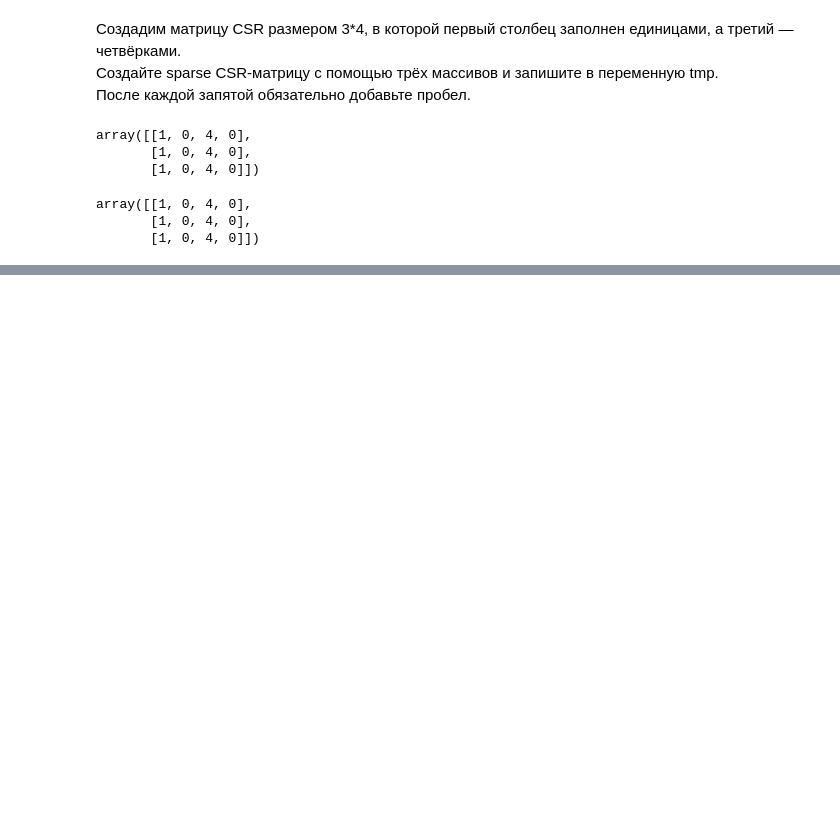
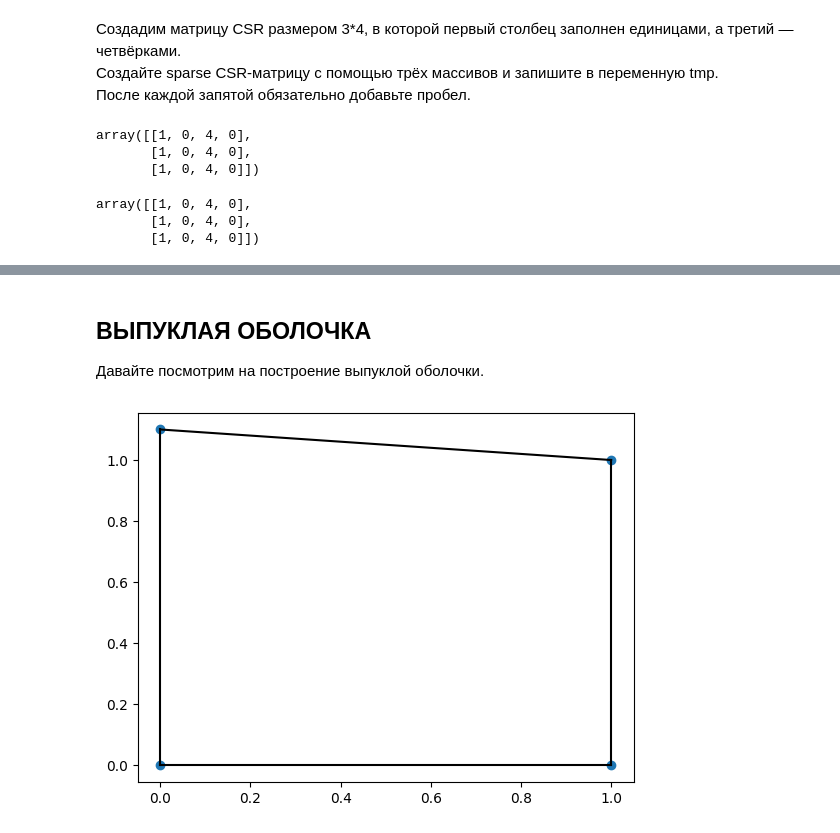
Before and after one commit to PavelNovikov888/SciPy, a Jupyter notebook: SciPy_Установка.ipynb, the cells around one changed output, grey strips where cells are left out. Drawn from its saved outputs; the diff is of its cells as text; code cells hidden in the pictures; blank space fills up the shorter version.

```diff
--- a/SciPy_Установка.ipynb
+++ b/SciPy_Установка.ipynb
@@ -165,0 +189,18 @@ array([[1, 0, 4, 0],
+# %% [markdown]
+## ВЫПУКЛАЯ ОБОЛОЧКА
+
+Давайте посмотрим на построение выпуклой оболочки.
+# %%
+# Импортируем необходимые классы:
+from scipy.spatial import ConvexHull
+
+# Построим оболочку для точек из примера 1:
+hull = ConvexHull(points)
+
+# Изобразим её:
+import matplotlib.pyplot as plt
+plt.plot(points[:,0], points[:,1], 'o')
+for simplex in hull.simplices:
+    plt.plot(points[simplex, 0], points[simplex, 1], 'k-')
+# %% [output]
+[figure, added]
```
Also changed, not shown: parts of 13 cells of this notebook.
